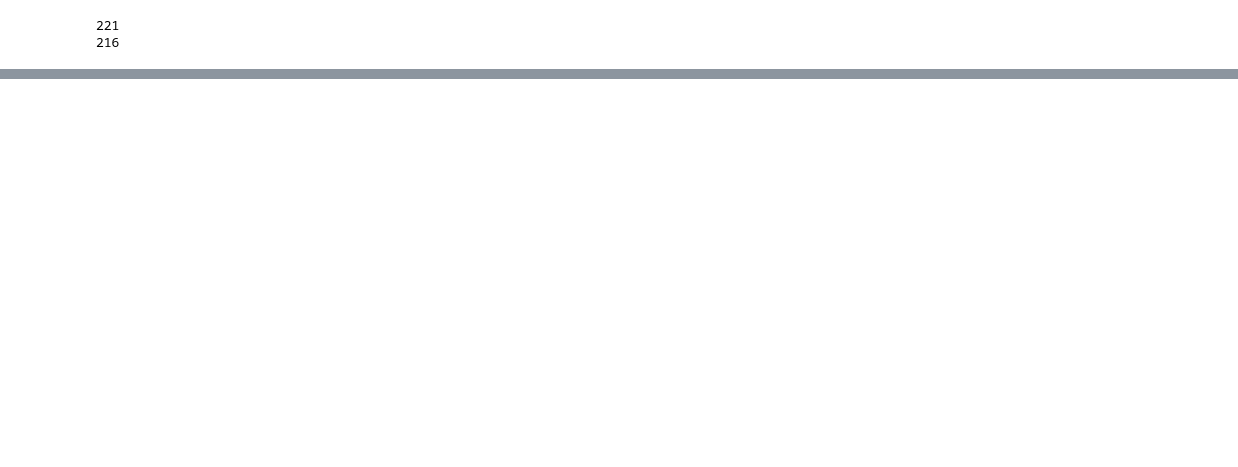
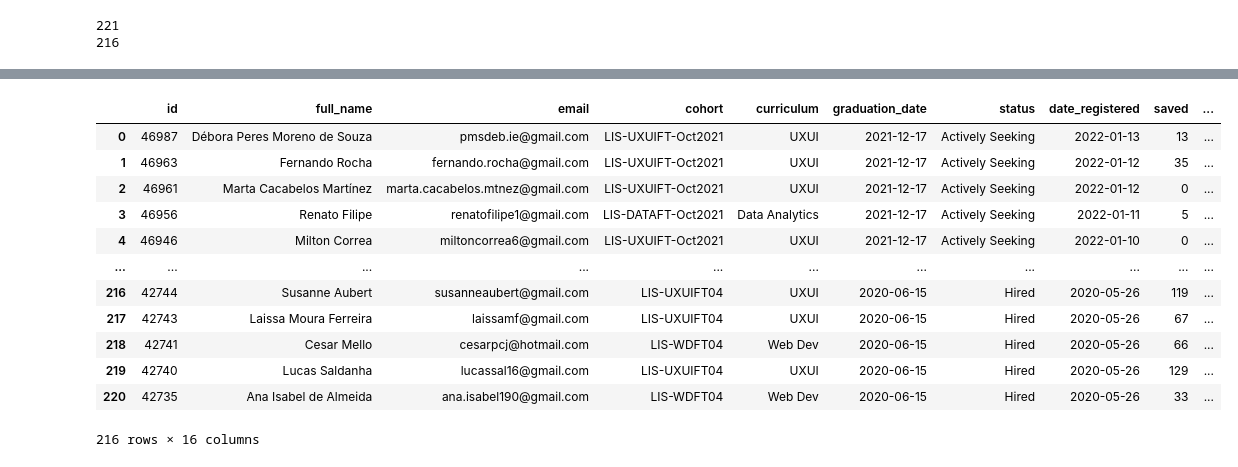
Before and after one commit to calvinhus/statistics_project, a Jupyter notebook: data_cleaning.ipynb, the cells around one changed output, grey strips where cells are left out. Cells and saved outputs as stored; diff of their text form; code cells hidden in the pictures; blank space fills up the shorter version.

```diff
--- a/data_cleaning.ipynb
+++ b/data_cleaning.ipynb
@@ -56,3 +70,5 @@ df['curriculum'] = df['curriculum'].apply(lambda x : x.strip())
+# %%
+df = df[df['curriculum'] != 'Cybersecurity']
 # %%
 print(len(df))
 print(len(df[ux]) + len(df[da]) + len(df[wd]))
@@ -61,0 +100,3 @@ print(len(df[ux]) + len(df[da]) + len(df[wd]))
+# %%
+df[df['status'] == 'Not seeking']['status'] = 'Not Seeking'
+df.status.unique()
@@ -61,0 +111,2 @@ print(len(df[ux]) + len(df[da]) + len(df[wd]))
+# %%
+df[df['hired'] == 2]['hired'] = 1
@@ -61,0 +124,3 @@ print(len(df[ux]) + len(df[da]) + len(df[wd]))
+# %%
+df['conv_applied_interview'] = df.apply(lambda x : x['applied']/x['interview'] if x['interview'] != 0 else 0, axis=1)
+df['conv_interview_hired'] = df.apply(lambda x : x['interview']/x['hired'] if x['hired'] != 0 else 0, axis=1)
@@ -61,0 +162,16 @@ print(len(df[ux]) + len(df[da]) + len(df[wd]))
+# %%
+df
+# %% [output]
+|  | id | full_name | email | cohort | curriculum | graduation_date | status | date_registered | saved | ... |
+| 0 | 46987 | Débora Peres Moreno de Souza | pmsdeb.ie@gmail.com | LIS-UXUIFT-Oct2021 | UXUI | 2021-12-17 | Actively Seeking | 2022-01-13 | 13 | ... |
+| 1 | 46963 | Fernando Rocha | fernando.rocha@gmail.com | LIS-UXUIFT-Oct2021 | UXUI | 2021-12-17 | Actively Seeking | 2022-01-12 | 35 | ... |
+| 2 | 46961 | Marta Cacabelos Martínez | marta.cacabelos.mtnez@gmail.com | LIS-UXUIFT-Oct2021 | UXUI | 2021-12-17 | Actively Seeking | 2022-01-12 | 0 | ... |
+| 3 | 46956 | Renato Filipe | renatofilipe1@gmail.com | LIS-DATAFT-Oct2021 | Data Analytics | 2021-12-17 | Actively Seeking | 2022-01-11 | 5 | ... |
+| 4 | 46946 | Milton Correa | miltoncorrea6@gmail.com | LIS-UXUIFT-Oct2021 | UXUI | 2021-12-17 | Actively Seeking | 2022-01-10 | 0 | ... |
+| ... | ... | ... | ... | ... | ... | ... | ... | ... | ... | ... |
+| 216 | 42744 | Susanne Aubert | susanneaubert@gmail.com | LIS-UXUIFT04 | UXUI | 2020-06-15 | Hired | 2020-05-26 | 119 | ... |
+| 217 | 42743 | Laissa Moura Ferreira | laissamf@gmail.com | LIS-UXUIFT04 | UXUI | 2020-06-15 | Hired | 2020-05-26 | 67 | ... |
+| 218 | 42741 | Cesar Mello | cesarpcj@hotmail.com | LIS-WDFT04 | Web Dev | 2020-06-15 | Hired | 2020-05-26 | 66 | ... |
+| 219 | 42740 | Lucas Saldanha | lucassal16@gmail.com | LIS-UXUIFT04 | UXUI | 2020-06-15 | Hired | 2020-05-26 | 129 | ... |
+| 220 | 42735 | Ana Isabel de Almeida | ana.isabel190@gmail.com | LIS-WDFT04 | Web Dev | 2020-06-15 | Hired | 2020-05-26 | 33 | ... |
+216 rows × 16 columns
```
Also changed, not shown: parts of 21 cells of this notebook, 5 other files.
